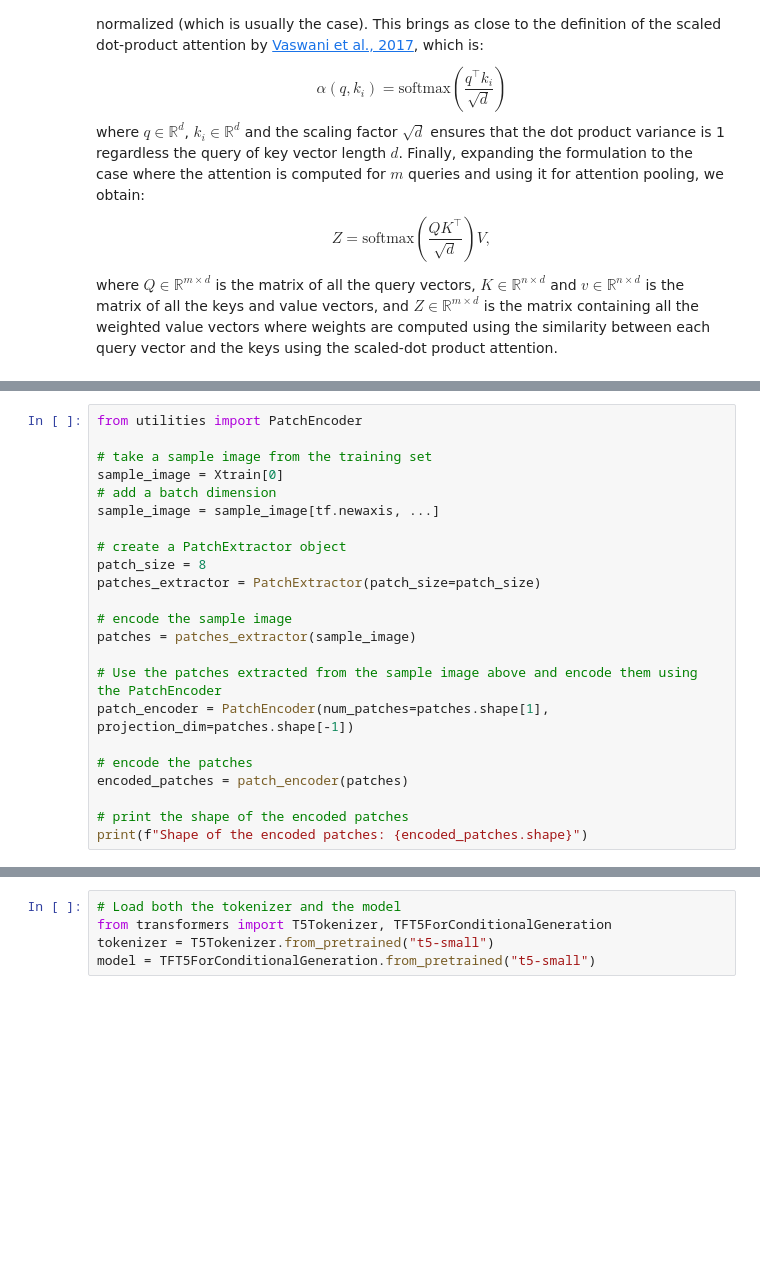
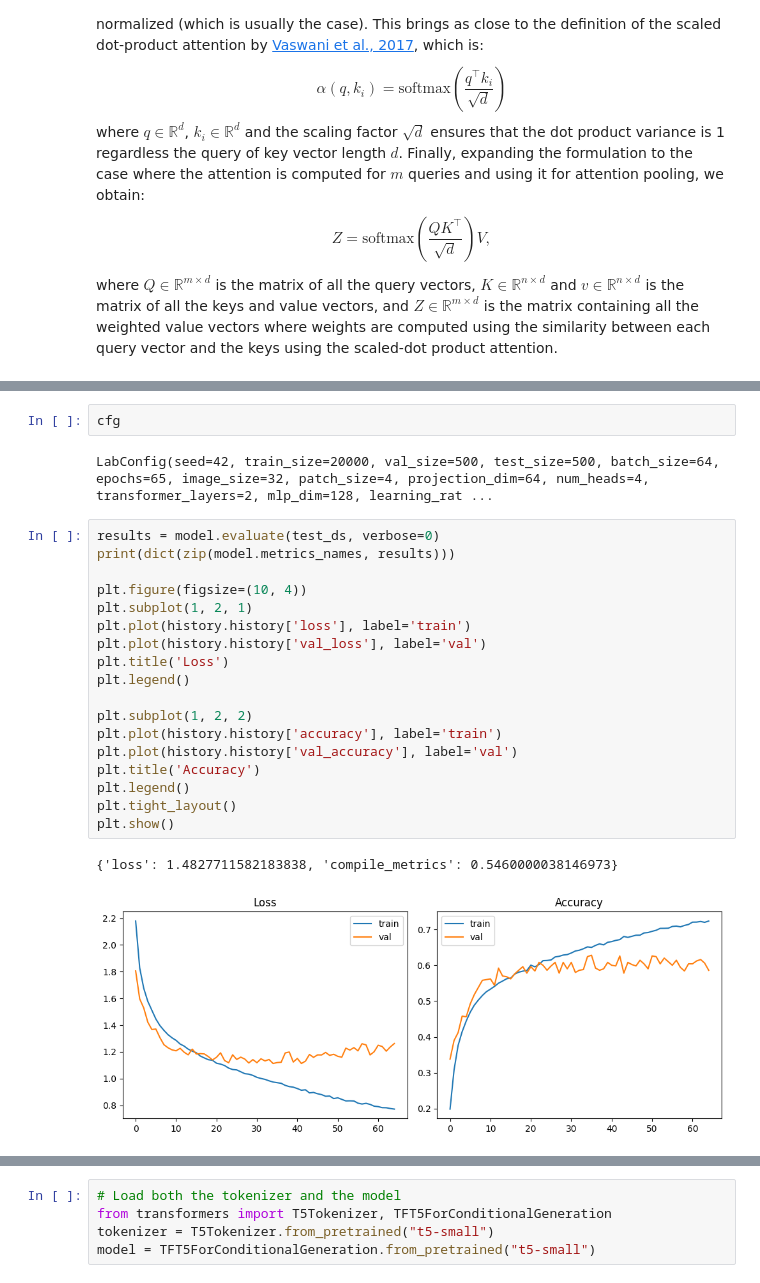
Before and after one commit to arreen/deeplearninglabs, a Jupyter notebook: 5_Transformers/Vision_transformers.ipynb, the cells around one changed output, grey strips where cells are left out. Cells and saved outputs as stored; diff of their text form; blank space fills up the shorter version.

```diff
--- a/5_Transformers/Vision_transformers.ipynb
+++ b/5_Transformers/Vision_transformers.ipynb
@@ -421,23 +438,0 @@ Complete with your code in the `PatchEncoder` class in the `utility.py` file. It
-# %%
-from utilities import PatchEncoder
-
-# take a sample image from the training set
-sample_image = Xtrain[0]
-# add a batch dimension
-sample_image = sample_image[tf.newaxis, ...]
-
-# create a PatchExtractor object
-patch_size = 8
-patches_extractor = PatchExtractor(patch_size=patch_size)
-
-# encode the sample image
-patches = patches_extractor(sample_image)
-
-# Use the patches extracted from the sample image above and encode them using the PatchEncoder
-patch_encoder = PatchEncoder(num_patches=patches.shape[1], projection_dim=patches.shape[-1])
-
-# encode the patches
-encoded_patches = patch_encoder(patches)
-
-# print the shape of the encoded patches
-print(f"Shape of the encoded patches: {encoded_patches.shape}")
@@ -729,0 +825,25 @@ For short text, you can input the text directly as a variable. For longer texts,
+# %%
+cfg
+# %% [output]
+LabConfig(seed=42, train_size=20000, val_size=500, test_size=500, batch_size=64, epochs=65, image_size=32, patch_size=4, projection_dim=64, num_heads=4, transformer_layers=2, mlp_dim=128, learning_rat ...
+# %%
+results = model.evaluate(test_ds, verbose=0)
+print(dict(zip(model.metrics_names, results)))
+
+plt.figure(figsize=(10, 4))
+plt.subplot(1, 2, 1)
+plt.plot(history.history['loss'], label='train')
+plt.plot(history.history['val_loss'], label='val')
+plt.title('Loss')
+plt.legend()
+
+plt.subplot(1, 2, 2)
+plt.plot(history.history['accuracy'], label='train')
+plt.plot(history.history['val_accuracy'], label='val')
+plt.title('Accuracy')
+plt.legend()
+plt.tight_layout()
+plt.show()
+# %% [output]
+{'loss': 1.4827711582183838, 'compile_metrics': 0.5460000038146973}
+[figure, added]
```
Also changed, not shown: parts of 74 cells of this notebook, 2 other files.
